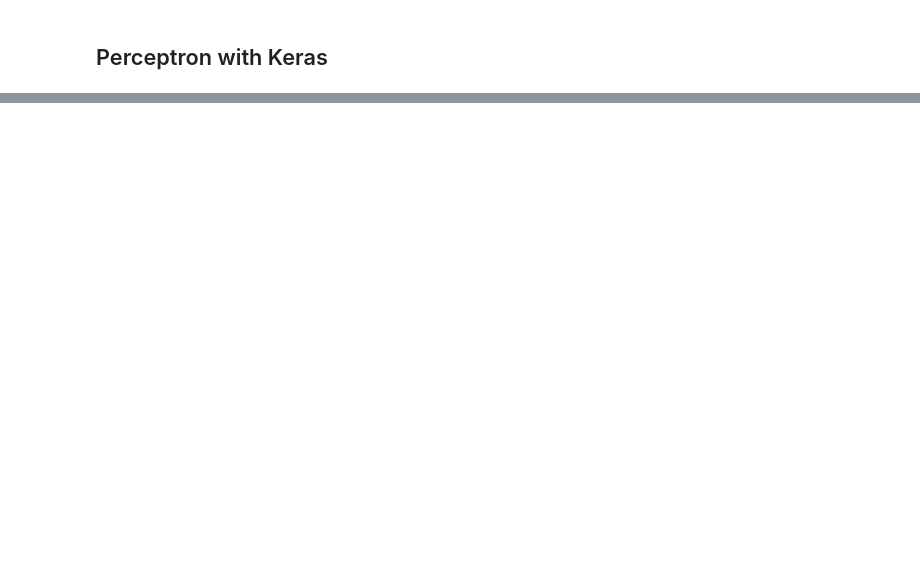
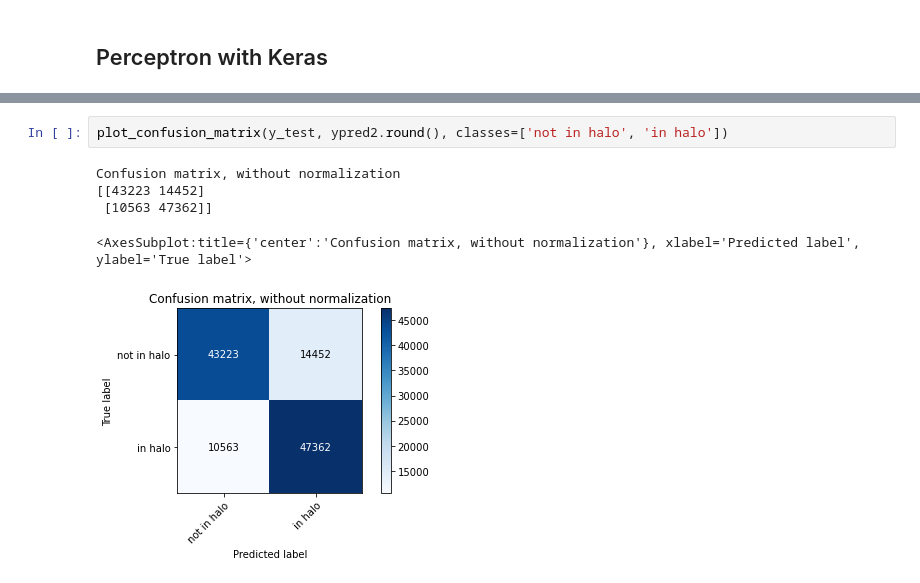
Before and after one commit to igomezv/ANN_Nbody, a Jupyter notebook: ANN_NBody_simulation_data_v2.ipynb, the cells around one changed output, grey strips where cells are left out. Drawn from its saved outputs; the diff is of its cells as text; blank space fills up the shorter version.

```diff
--- a/ANN_NBody_simulation_data_v2.ipynb
+++ b/ANN_NBody_simulation_data_v2.ipynb
@@ -383,0 +396,8 @@ Accuracy: 0.7837716262975779
+# %%
+plot_confusion_matrix(y_test, ypred2.round(), classes=['not in halo', 'in halo'])
+# %% [output]
+Confusion matrix, without normalization
+[[43223 14452]
+ [10563 47362]]
+<AxesSubplot:title={'center':'Confusion matrix, without normalization'}, xlabel='Predicted label', ylabel='True label'>
+[figure, added]
```
Also changed, not shown: parts of 16 cells of this notebook.
